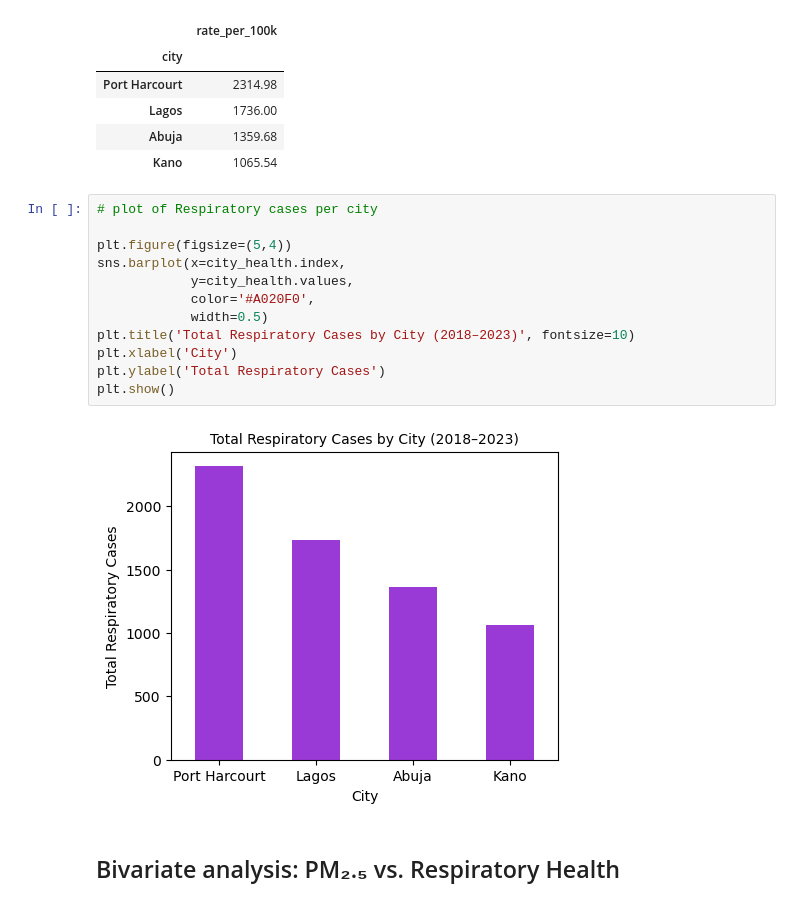
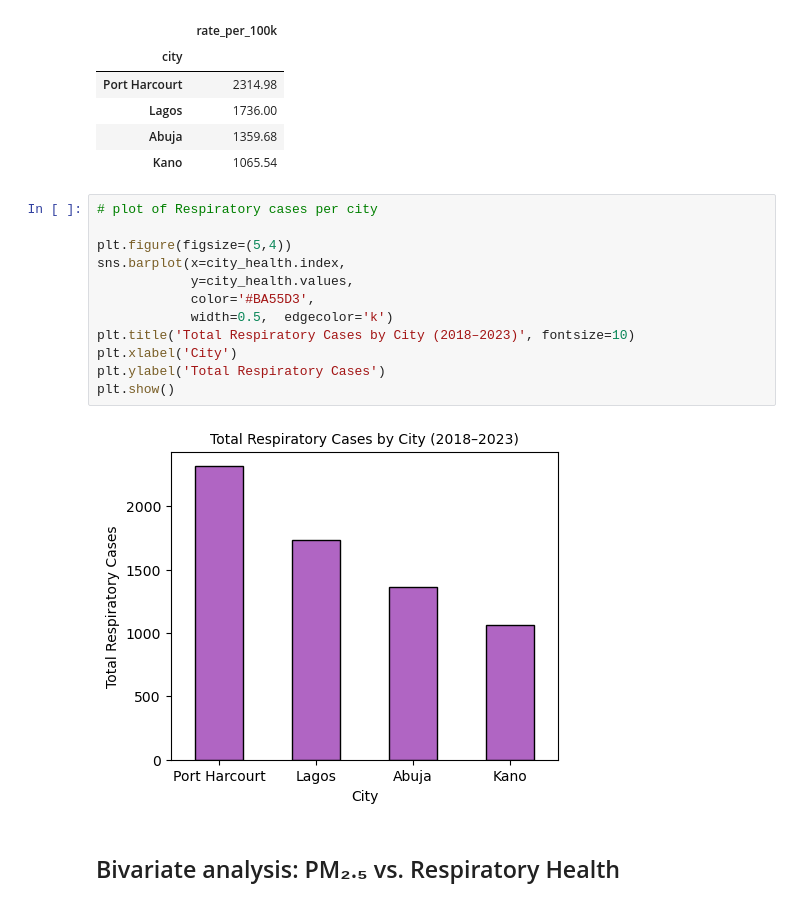
Before and after one commit to DataxEnv/environmental-health-analysis, a Jupyter notebook: environmental_health_analysis.ipynb, the cells around one changed output. Cells and saved outputs as stored; diff of their text form.

```diff
--- a/environmental_health_analysis.ipynb
+++ b/environmental_health_analysis.ipynb
@@ -210,17 +209,17 @@ city_health.to_frame()
 # %%
 # plot of Respiratory cases per city
 
 plt.figure(figsize=(5,4))
 sns.barplot(x=city_health.index,
             y=city_health.values,
-            color='#A020F0',
-            width=0.5)
+            color='#BA55D3',
+            width=0.5,  edgecolor='k')
 plt.title('Total Respiratory Cases by City (2018–2023)', fontsize=10)
 plt.xlabel('City')
 plt.ylabel('Total Respiratory Cases')
 plt.show()
 # %% [output]
-[figure, old version]
+[figure, new version]
 # %% [markdown]
 ## Bivariate analysis: PM₂.₅ vs. Respiratory Health
 # %%
```
Also changed, not shown: parts of 4 cells of this notebook.
